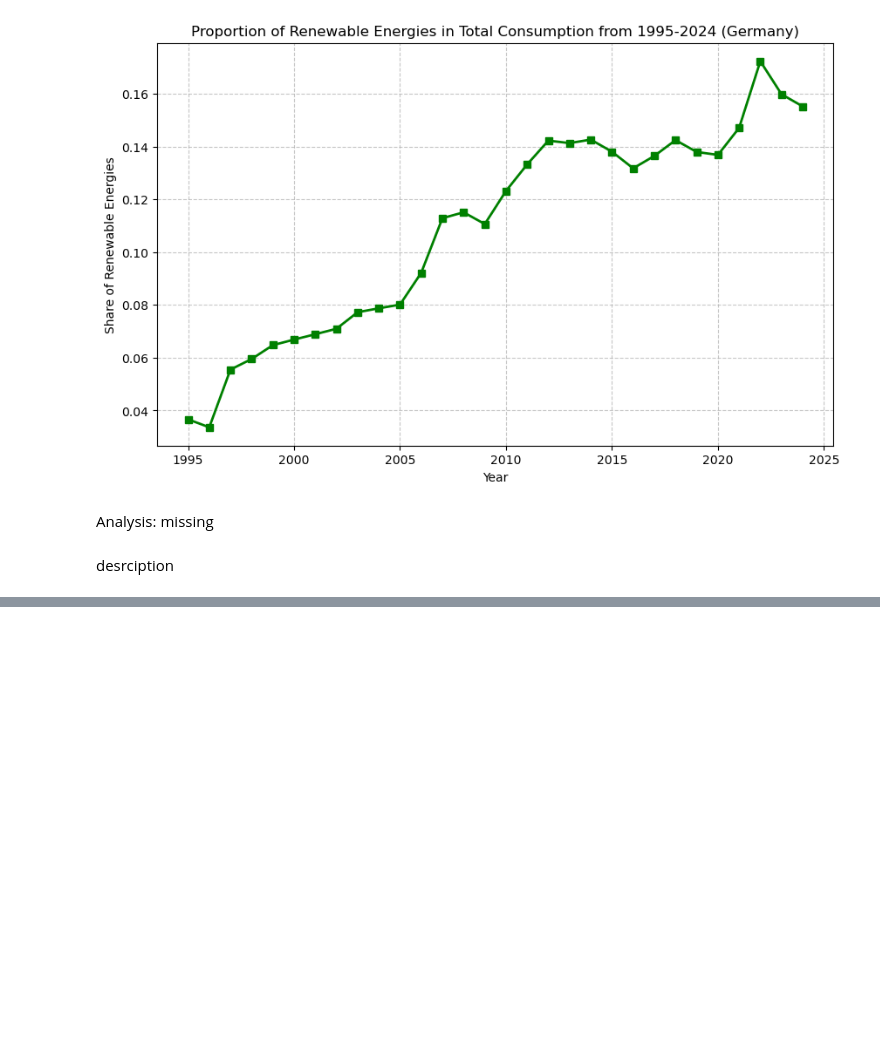
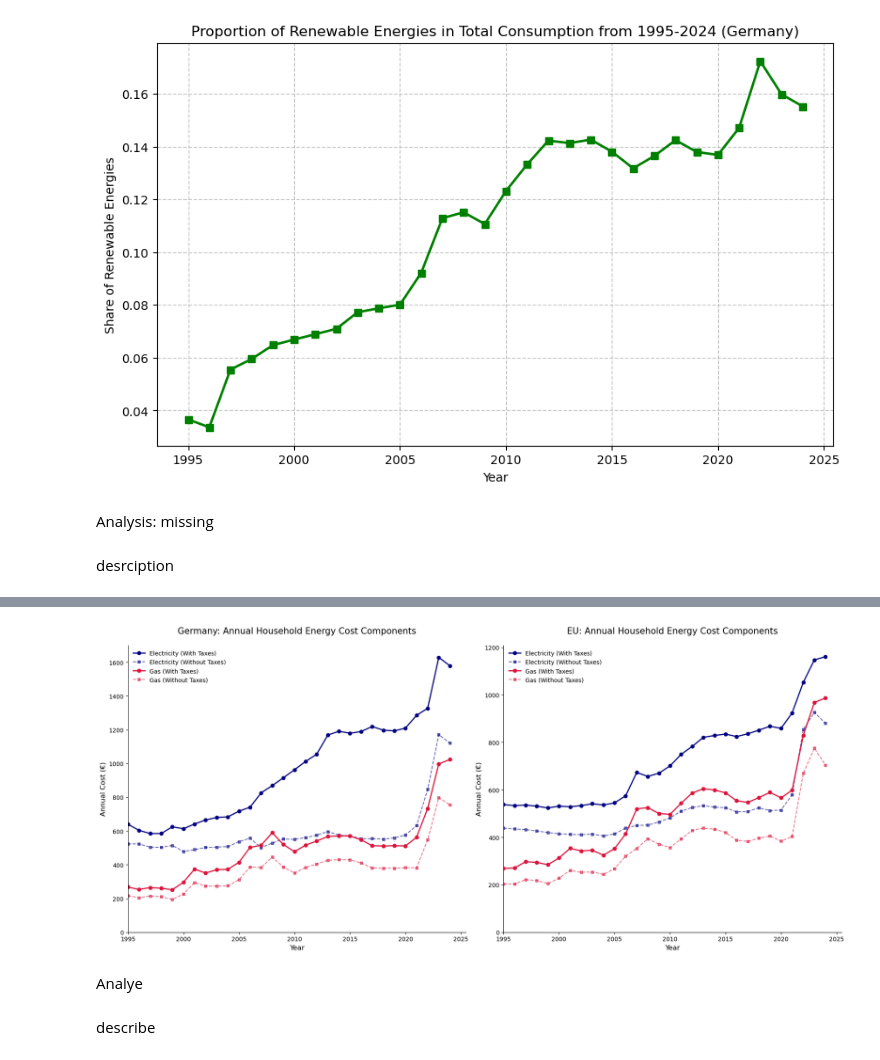
Before and after one commit to maximilianstarp/EnergyPoverty, a Jupyter notebook: src/analysis.ipynb, the cells around one changed output, grey strips where cells are left out. Drawn from its saved outputs; the diff is of its cells as text; code cells hidden in the pictures; blank space fills up the shorter version.

```diff
--- a/src/analysis.ipynb
+++ b/src/analysis.ipynb
@@ -291,0 +592,63 @@ desrciption
+# %%
+import matplotlib.pyplot as plt
+
+def plot_regional_energy_breakdown(df_costs, region_name, ax):
+    """
+    Plots annual electricity and gas costs with specific markers,
+    excluding total costs, with origin at the bottom-left corner.
+    """
+    # 1. Plot Electricity Costs (With and Without Taxes)
+    ax.plot(df_costs['Year'], df_costs['Electricity_Cost_WithTaxes'],
+            marker='o', markersize=6, color='navy', lw=2,
+            label='Electricity (With Taxes)')
+
+    ax.plot(df_costs['Year'], df_costs['Electricity_Cost_WithoutTaxes'],
+            marker='s', markersize=5, color='navy', lw=1.5, ls='--', alpha=0.6,
+            label='Electricity (Without Taxes)')
+
+    # 2. Plot Gas Costs (With and Without Taxes)
+    ax.plot(df_costs['Year'], df_costs['Gas_Cost_WithTaxes'],
+            marker='o', markersize=6, color='crimson', lw=2,
+            label='Gas (With Taxes)')
+
+    ax.plot(df_costs['Year'], df_costs['Gas_Cost_WithoutTaxes'],
+            marker='s', markersize=5, color='crimson', lw=1.5, ls='--', alpha=0.6,
+            label='Gas (Without Taxes)')
+
+    # --- Formatting ---
+    ax.set_title(f"{region_name}: Annual Household Energy Cost Components", fontsize=15, pad=20)
+    ax.set_xlabel("Year", fontsize=12)
+    ax.set_ylabel("Annual Cost (€)", fontsize=12)
+
+    # Ensure 0:0 is the bottom left corner
+    # (Y-axis starts at 0, X-axis starts at the first year of data)
+    ax.set_ylim(bottom=0)
+    ax.set_xlim(left=df_costs['Year'].min())
+
+    # Remove grid
+    ax.grid(False)
+
+    # Clean up visual style (remove top and right spines)
+    ax.spines['top'].set_visible(False)
+    ax.spines['right'].set_visible(False)
+
+    # Legend in English with values
+    ax.legend(frameon=False, loc='upper left', fontsize=10)
+
+# Create a figure with two subplots (1 row, 2 columns)
+fig, (ax1, ax2) = plt.subplots(1, 2, figsize=(18, 8))
+
+# Plot for Germany
+plot_regional_energy_breakdown(df_costs_GER, "Germany", ax1)
+
+# Plot for EU
+plot_regional_energy_breakdown(df_costs_EU, "EU", ax2)
+
+plt.tight_layout()
+plt.show()
+# %% [output]
+[figure, added]
+# %% [markdown]
+Analye
+# %% [markdown]
+describe
```
Also changed, not shown: parts of 17 cells of this notebook.
